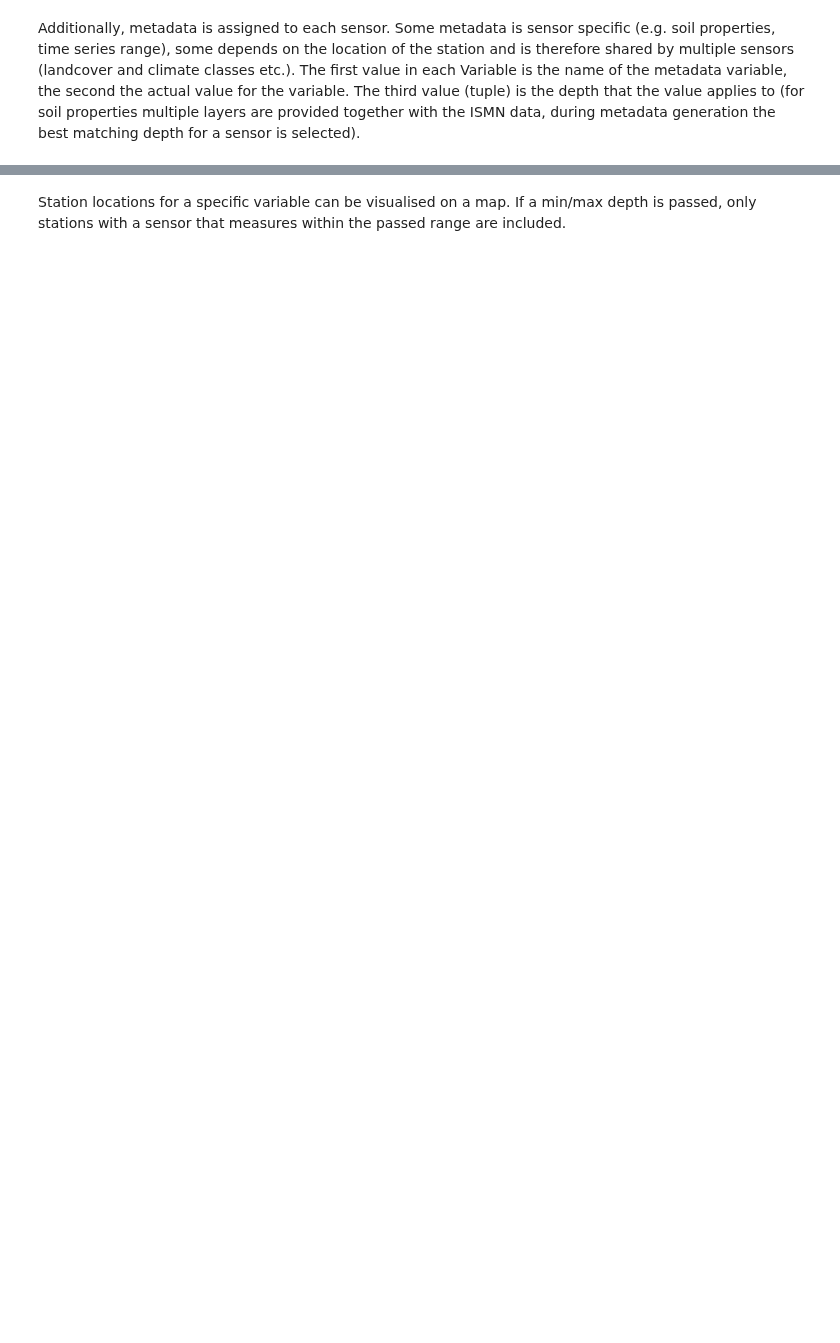
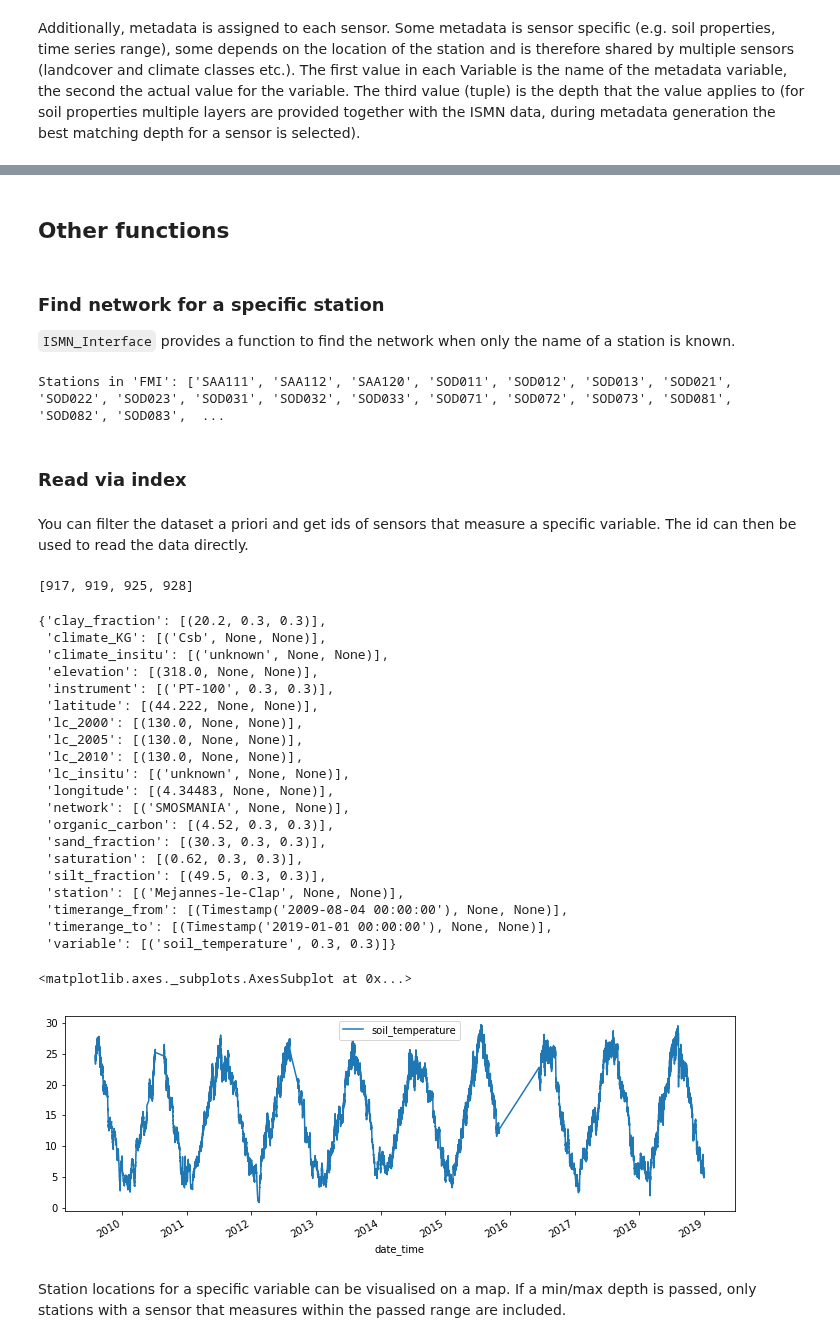
Before and after one commit to TUW-GEO/ismn, a Jupyter notebook: docs/read_and_plot_ismn_data/interface.ipynb, the cells around one changed output, grey strips where cells are left out. Drawn from its saved outputs; the diff is of its cells as text; code cells hidden in the pictures; blank space fills up the shorter version.

```diff
--- a/docs/read_and_plot_ismn_data/interface.ipynb
+++ b/docs/read_and_plot_ismn_data/interface.ipynb
@@ -95,3 +163,48 @@ MetaData([
+# %% [markdown]
+## Other functions
+# %% [markdown]
+### Find network for a specific station
+`ISMN_Interface` provides a function to find the network when only the name of a station is known.
+# %%
+ismn_data.network_for_station('SAA111', name_only=False)
+# %% [output]
+Stations in 'FMI': ['SAA111', 'SAA112', 'SAA120', 'SOD011', 'SOD012', 'SOD013', 'SOD021', 'SOD022', 'SOD023', 'SOD031', 'SOD032', 'SOD033', 'SOD071', 'SOD072', 'SOD073', 'SOD081', 'SOD082', 'SOD083',  ...
+# %% [markdown]
+### Read via index
+# %% [markdown]
+You can filter the dataset a priori and get ids of sensors that measure a specific variable. The id can then be used to read the data directly.
+# %%
+ids = ismn_data.get_dataset_ids(variable='soil_temperature', max_depth=1, filter_meta_dict={'lc_2005': 130, 'climate_KG': 'Csb'})
+print(ids)
+# %% [output]
+[917, 919, 925, 928]
+# %%
+ts, meta = ismn_data.read(919, return_meta=True)
+pprint(meta)
+ts.plot(figsize=(12,4))
+# %% [output]
+{'clay_fraction': [(20.2, 0.3, 0.3)],
+ 'climate_KG': [('Csb', None, None)],
+ 'climate_insitu': [('unknown', None, None)],
+ 'elevation': [(318.0, None, None)],
+ 'instrument': [('PT-100', 0.3, 0.3)],
+ 'latitude': [(44.222, None, None)],
+ 'lc_2000': [(130.0, None, None)],
+ 'lc_2005': [(130.0, None, None)],
+ 'lc_2010': [(130.0, None, None)],
+ 'lc_insitu': [('unknown', None, None)],
+ 'longitude': [(4.34483, None, None)],
+ 'network': [('SMOSMANIA', None, None)],
+ 'organic_carbon': [(4.52, 0.3, 0.3)],
+ 'sand_fraction': [(30.3, 0.3, 0.3)],
+ 'saturation': [(0.62, 0.3, 0.3)],
+ 'silt_fraction': [(49.5, 0.3, 0.3)],
+ 'station': [('Mejannes-le-Clap', None, None)],
+ 'timerange_from': [(Timestamp('2009-08-04 00:00:00'), None, None)],
+ 'timerange_to': [(Timestamp('2019-01-01 00:00:00'), None, None)],
+ 'variable': [('soil_temperature', 0.3, 0.3)]}
+<matplotlib.axes._subplots.AxesSubplot at 0x...>
+[figure, added]
 # %% [markdown]
 Station locations for a specific variable can be visualised on a map. If a min/max depth is passed, only stations with a sensor that measures within the passed range are included.
 # %%
```
Also changed, not shown: parts of 34 cells of this notebook.
